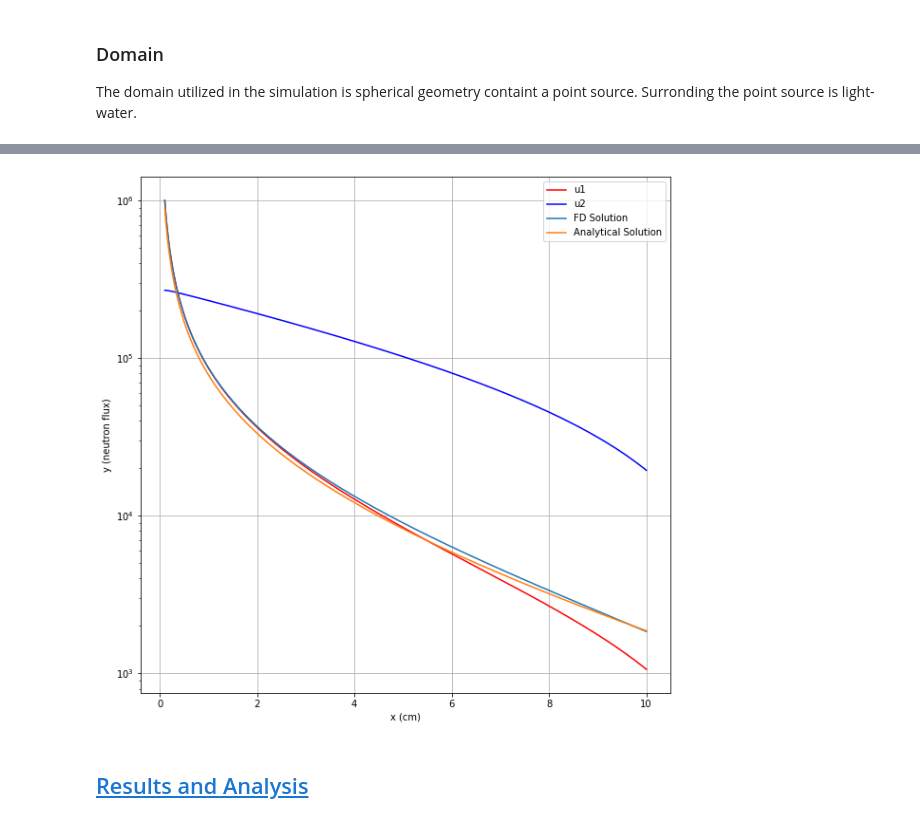
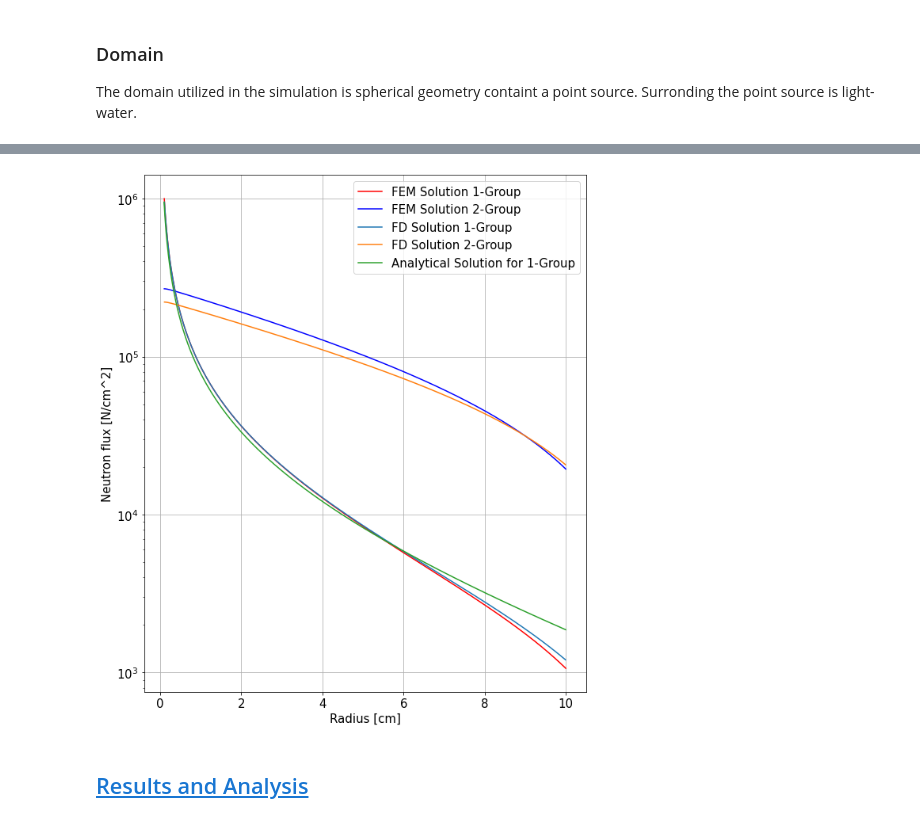
Before and after one commit to AnthonyB08/neutron__transport, a Jupyter notebook: report-coupled-3Domains.ipynb, the cells around one changed output, grey strips where cells are left out. Saved outputs shown, nothing was run; the diff lists cells and outputs as text; code cells hidden in the pictures.

```diff
--- a/report-coupled-3Domains.ipynb
+++ b/report-coupled-3Domains.ipynb
@@ -134,10 +254,10 @@ plt.show()
 # %%
 So = 1e6
-N = 20000
+N = 2000
 rn = 10
 r0 = 0.1
 phi0 = So
-alpha = 0.6
+alpha = 1
 
 sigma_s = 0.022
 D=0.87
@@ -161,20 +281,27 @@ for i in range(1,N-1):
 A[-1,-1] = (-h * alpha - 2 - h**2 * alpha/rn - sigma_s * h**2 / D)
 A[-1,-2] = 1 + 1+h/rn-h/rn
 B[-1] = 0
+
 L = np.sqrt(D/sigma_s)
 
-yi = np.linalg.solve(A , B)
-yi = np.concatenate((np.array([phi0]),yi,np.array([yi[-1]])))
+group1 = np.linalg.solve(A , B)
+group1 = np.concatenate((np.array([phi0]),group1,np.array([group1[-1]])))
 
 r = np.concatenate((np.array([r0]),r,np.array([rn])))
 
 
-x = np.linspace(0.1,10,N)
+x = np.linspace(0.1-h,10,N)
 y = So/(4*np.pi * x * D)*np.exp(-x/L)
 
 fig = plt.figure(figsize=(10,10))
-plt.plot(r,yi,label="FD Solution")
+plt.plot(r,group1,label="FD Solution")
 plt.plot(x,y,label="Analytical Solution")
+plt.xlabel("Radius [cm]")
+plt.ylabel("Neutron flux [N/cm^2]")
+font = {'family' : 'DejaVu Sans',
+        'weight' : 'normal',
+        'size'   : 15}
+plt.rc('font', **font)
 plt.yscale("log")
 plt.grid()
 plt.legend()
@@ -185,18 +373,27 @@ plt.show()
 # %%
-fig = plt.figure(figsize=(10,10))
-plt.plot(df["x"],df["u1"],"r-",label="u1")
-plt.plot(df["x"],df["u2"],"b-",label="u2")
-plt.plot(r,yi,label="FD Solution")
-plt.plot(x,y,label="Analytical Solution")
+fig = plt.figure(figsize=(10,12))
+plt.plot(df["x"],df["u1"],"r-",label="FEM Solution 1-Group")
+plt.plot(df["x"],df["u2"],"b-",label="FEM Solution 2-Group")
+
+plt.plot(r,group1[1:-1],label="FD Solution 1-Group")
+
+#newely added
+plt.plot(r,group2,label="FD Solution 2-Group")
+
+plt.plot(x,y,label="Analytical Solution for 1-Group")
 plt.yscale("log")
 #plt.xlim(0,100)
 plt.grid()
 plt.legend()
-plt.xlabel("x (cm)")
-plt.ylabel("y (neutron flux)")
+plt.xlabel("Radius [cm]")
+plt.ylabel("Neutron flux [N/cm^2]")
+font = {'family' : 'DejaVu Sans',
+        'weight' : 'normal',
+        'size'   : 15}
+plt.rc('font', **font)
 plt.savefig("Analytical_FD_FEM_Sols.png",dpi=300)
 plt.show()
 # %% [output]
-[figure, old version]
+[figure, new version]
 # %% [markdown]
 ## [Results and Analysis](#toc)<a id="ranalysis"></a>
```
Also changed, not shown: parts of 20 cells of this notebook.
